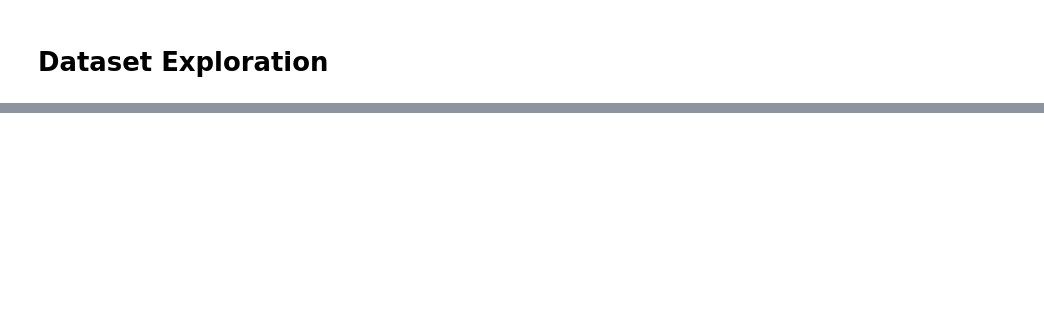
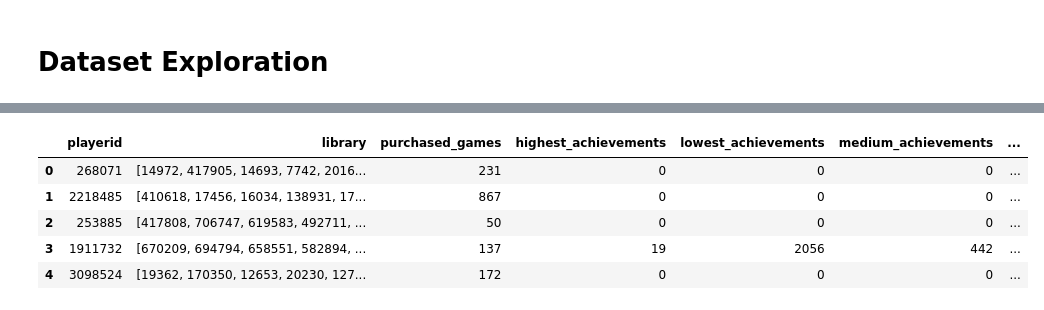
Before and after one commit to hr-vasquez/ml_players, a Jupyter notebook: ml_exploration.ipynb, the cells around one changed output, grey strips where cells are left out. Drawn from its saved outputs; the diff is of its cells as text; code cells hidden in the pictures; blank space fills up the shorter version.

```diff
--- a/ml_exploration.ipynb
+++ b/ml_exploration.ipynb
@@ -83,0 +204,40 @@ df_games[df_games['gameid'] == 7779]
+# %%
+# Getting a score of how fast a player is doing his first achievement on all of its games
+df1['library'] = df1['library'].apply(lambda x: [str(i).strip() for i in x])
+
+library_expanded = df1[['playerid', 'library']].explode('library')
+
+library_expanded['library'] = library_expanded['library'].astype(str)
+df_games['gameid'] = df_games['gameid'].astype(str)
+
+library_with_release_dates = library_expanded.merge(df_games[['gameid', 'release_date']], how='left', left_on='library', right_on='gameid')
+library_with_release_dates.dropna(inplace=True)
+
+df_history['gameid'] = df_history['achievementid'].apply(lambda x: x.split('_')[0])
+
+first_achievements = df_history.groupby(['playerid', 'gameid'])['date_acquired'].min().reset_index()
+
+library_with_achievements = library_with_release_dates.merge(first_achievements[['playerid', 'gameid', 'date_acquired']], how='left', on=['playerid', 'gameid'])
+
+library_with_achievements['release_date'] = pd.to_datetime(library_with_achievements['release_date'])
+library_with_achievements['date_acquired'] = pd.to_datetime(library_with_achievements['date_acquired'])
+
+library_with_achievements['time_to_first_achievement'] = (library_with_achievements['date_acquired'] - library_with_achievements['release_date']).dt.days
+
+mean_time_to_first_achievement = library_with_achievements.groupby('playerid')['time_to_first_achievement'].mean().reset_index()
+
+df1 = df1.merge(mean_time_to_first_achievement[['playerid', 'time_to_first_achievement']], on='playerid', how='left')
+
+df1['achievement_rate'] = df1['time_to_first_achievement']
+df1.drop('time_to_first_achievement', axis=1, inplace=True)
+
+df1['achievement_rate'] = df1['achievement_rate'].fillna('Nothing')
+
+df1.head()
+# %% [output]
+|  | playerid | library | purchased_games | highest_achievements | lowest_achievements | medium_achievements | ... |
+| 0 | 268071 | [14972, 417905, 14693, 7742, 2016... | 231 | 0 | 0 | 0 | ... |
+| 1 | 2218485 | [410618, 17456, 16034, 138931, 17... | 867 | 0 | 0 | 0 | ... |
+| 2 | 253885 | [417808, 706747, 619583, 492711, ... | 50 | 0 | 0 | 0 | ... |
+| 3 | 1911732 | [670209, 694794, 658551, 582894, ... | 137 | 19 | 2056 | 442 | ... |
+| 4 | 3098524 | [19362, 170350, 12653, 20230, 127... | 172 | 0 | 0 | 0 | ... |
```
Also changed, not shown: parts of 25 cells of this notebook, 1 other file.
